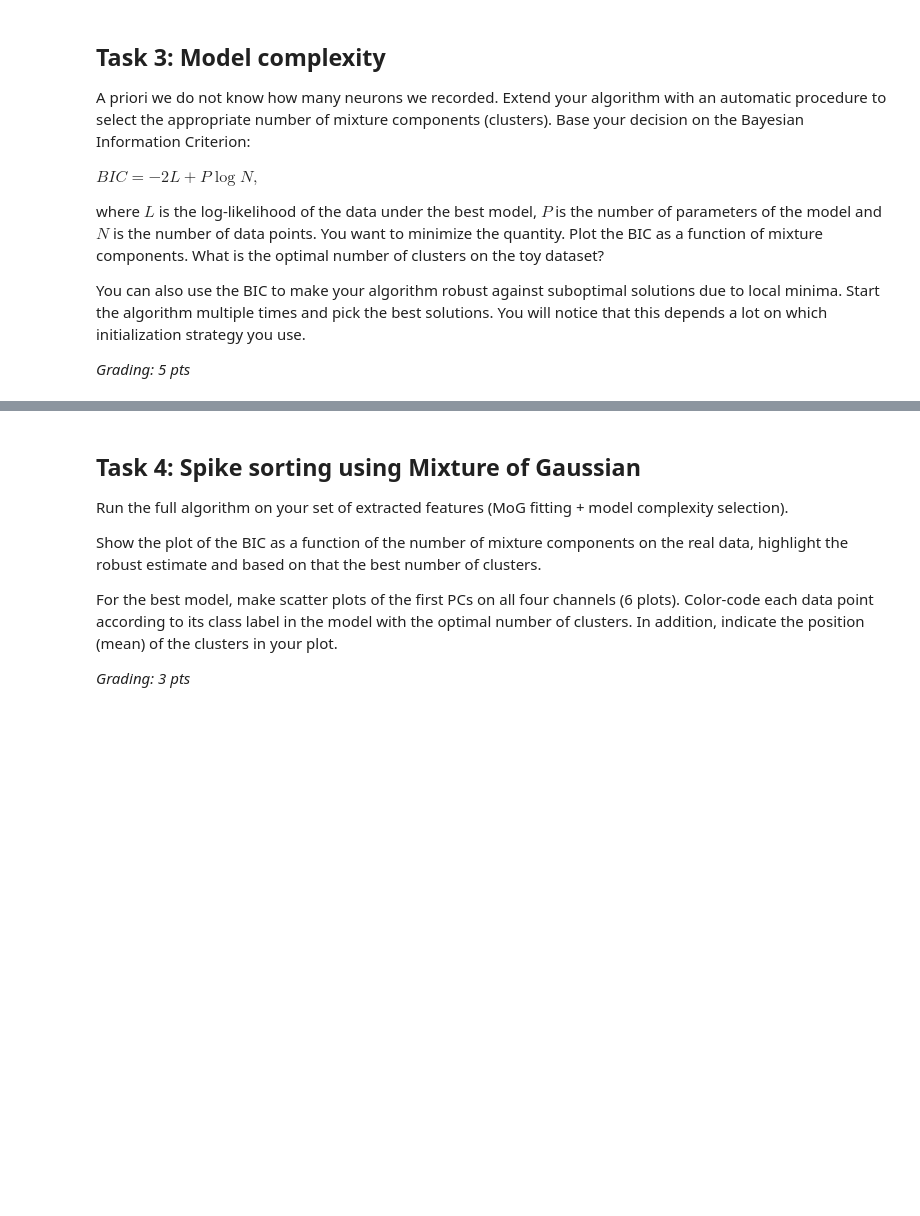
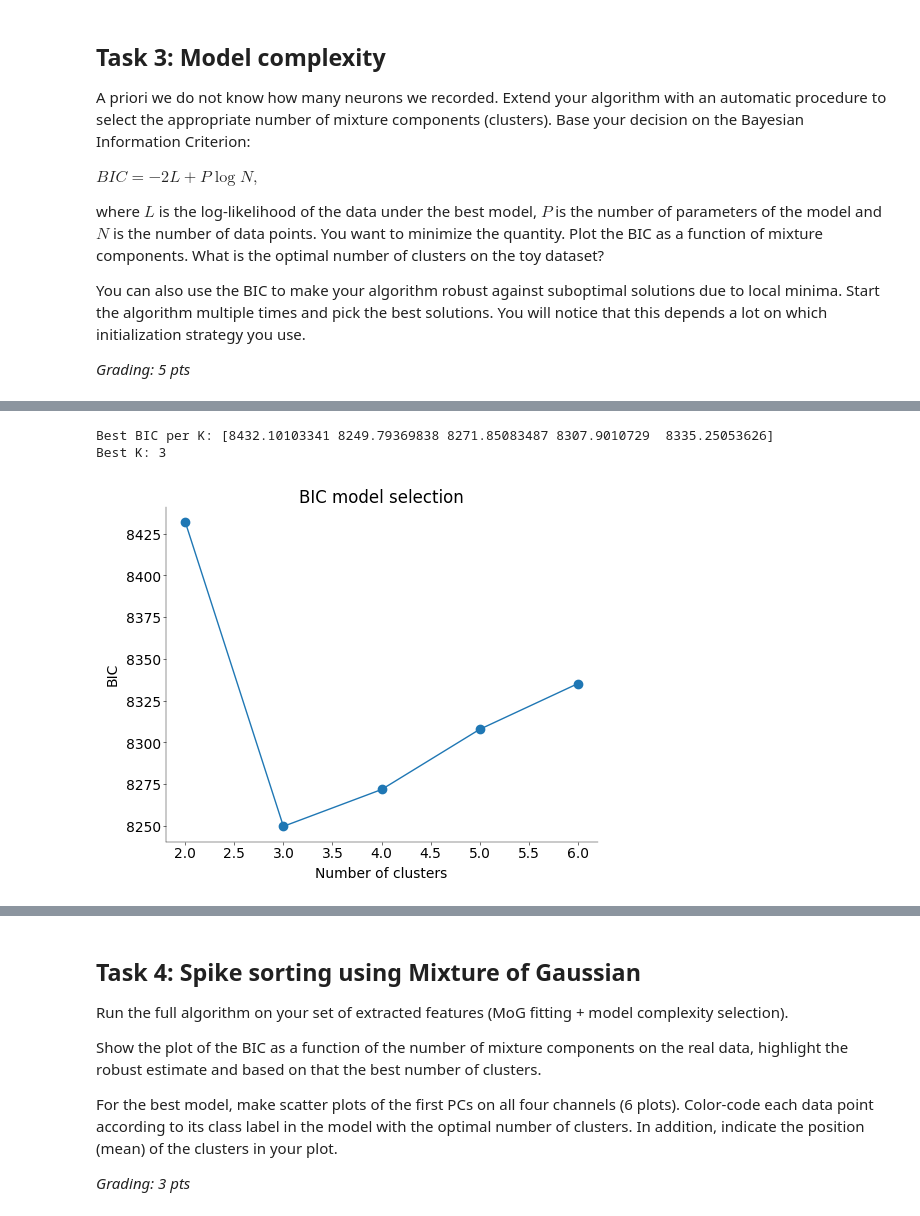
Before and after one commit to moistsoy/Neural-Data-Science, a Jupyter notebook: Lab2/notebooks/CodingLab2.ipynb, the cells around one changed output, grey strips where cells are left out. Saved outputs shown, nothing was run; the diff lists cells and outputs as text; code cells hidden in the pictures; blank space fills up the shorter version.

Commit message:
Task 3: Adding BIC-based model selection with multiple inititalizations for GMM, evaluating optimal number of clusters

```diff
--- a/Lab2/notebooks/CodingLab2.ipynb
+++ b/Lab2/notebooks/CodingLab2.ipynb
@@ -399,11 +438,54 @@ BIC = np.zeros((num_seeds, len(K)))
 LL = np.zeros((num_seeds, len(K)))
 
 # run mog and BIC multiple times here
+K = np.arange(2, 7)
+num_seeds = 10
+
+BIC = np.zeros((num_seeds, len(K)))
+LL = np.zeros((num_seeds, len(K)))
+
+# run mog and BIC multiple times here
+for seed in range(num_seeds):
+    for j, k in enumerate(K):
+
+        labels_k, m_k, S_k, p_k = fit_mog(
+            x,
+            n_clusters=k,
+            n_iters=50,
+            random_seed=seed,
+            init="random",
+        )
+
+        bic_k, ll_k = mog_bic(x, m_k, S_k, p_k)
+
+        BIC[seed, j] = bic_k
+        LL[seed, j] = ll_k
+# %%
+best_BIC = BIC.min(axis=0)
+best_LL = LL.max(axis=0)
+
+best_K = K[np.argmin(best_BIC)]
+
+print("Best BIC per K:", best_BIC)
+print("Best K:", best_K)
+# %% [output]
+Best BIC per K: [8432.10103341 8249.79369838 8271.85083487 8307.9010729  8335.25053626]
+Best K: 3
 # %%
 # ------------------------------------------------------------------------------------------
 # Plot the result and answer the questions (1+1 pts)
 # Don't forget to plot your robust estimate and highlight the estimated number of clusters!
 # ------------------------------------------------------------------------------------------
+fig, ax = plt.subplots(figsize=(5, 4), layout="constrained")
+
+ax.plot(K, best_BIC, marker="o")
+ax.set_xlabel("Number of clusters")
+ax.set_ylabel("BIC")
+ax.set_title("BIC model selection")
+
+plt.show()
+# %% [output]
+[figure, added]
 # %% [markdown]
 ### Questions
 
```
Also changed, not shown: parts of 6 cells of this notebook.
